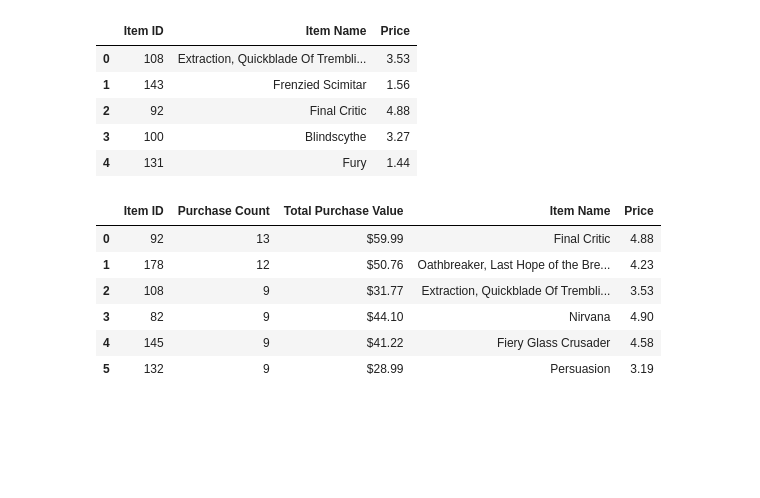
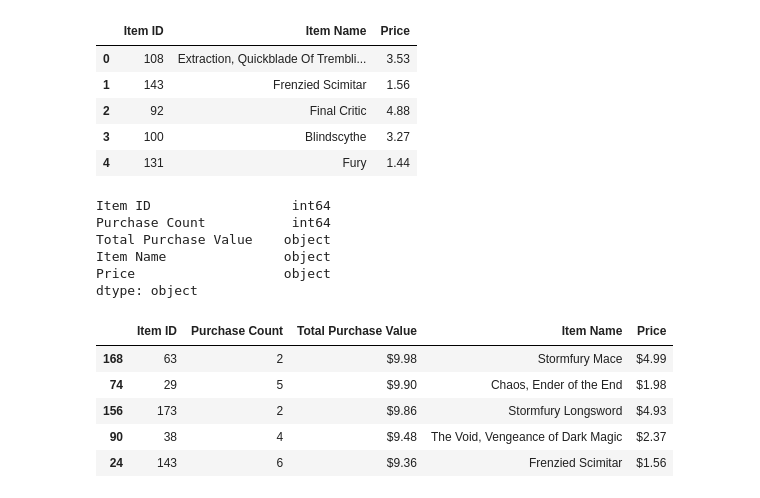
Before and after one commit to emeralddawns/pandas-challenge, a Jupyter notebook: HeroesOfPymoli/HeroesOfPymoli.ipynb, the cells around one changed output. Saved outputs shown, nothing was run; the diff lists cells and outputs as text; code cells hidden in the pictures; blank space fills up the shorter version.

Commit message:
Working on profitable items

```diff
--- a/HeroesOfPymoli/HeroesOfPymoli.ipynb
+++ b/HeroesOfPymoli/HeroesOfPymoli.ipynb
@@ -236,35 +236,3 @@ item_info_df.head(5)
 | 2 | 92 | Final Critic | 4.88 |
 | 3 | 100 | Blindscythe | 3.27 |
 | 4 | 131 | Fury | 1.44 |
-# %%
-popular_df = data_file_df[["Item ID", "Item Name", "Price"]]
-items_df = popular_df.groupby("Item ID")
-
-#top_popular = data_file_df["Item ID"].value_counts()
-top_popular = popular_df["Item ID"].value_counts()
-
-#Initialize summary data frame
-popular_summ_df = pd.DataFrame({"Purchase Count": top_popular,})
-popular_summ_df.index.name = "Item ID"
-
-popular_summ_df["Total Purchase Value"] = items_df.sum()
-popular_df.set_index("Item ID")
-
-#popular_summ_df["Item Price"] = data_file_df["Price"]
-popular_summ_df = pd.merge(popular_summ_df, item_info_df, on = "Item ID", how = "left")
-#popular_summ_df = popular_summ_df.groupby("Item ID")
-
-
-# Format dataframe
-popular_summ_df["Total Purchase Value"] = popular_summ_df["Total Purchase Value"].map("${:.2f}".format)
-popular_summ_df = popular_summ_df.sort_values(["Purchase Count"], ascending = False)
-
-popular_summ_df.head(6)
-# %% [output]
-|  | Item ID | Purchase Count | Total Purchase Value | Item Name | Price |
-| 0 | 92 | 13 | $59.99 | Final Critic | 4.88 |
-| 1 | 178 | 12 | $50.76 | Oathbreaker, Last Hope of the Bre... | 4.23 |
-| 2 | 108 | 9 | $31.77 | Extraction, Quickblade Of Trembli... | 3.53 |
-| 3 | 82 | 9 | $44.10 | Nirvana | 4.90 |
-| 4 | 145 | 9 | $41.22 | Fiery Glass Crusader | 4.58 |
-| 5 | 132 | 9 | $28.99 | Persuasion | 3.19 |
@@ -271,7 +243,52 @@ popular_summ_df.head(6)
+# %%
+#top_popular = data_file_df["Item ID"].value_counts()
+top_popular = popular_df["Item ID"].value_counts()
+
+#Initialize summary data frame
+item_summ_df = pd.DataFrame({"Purchase Count": top_popular,})
+item_summ_df.index.name = "Item ID"
+
+#Calculate the total purchase value
+item_summ_df["Total Purchase Value"] = items_df.sum()
+
+#Merge in the identifying item info
+item_summ_df = pd.merge(item_summ_df, item_info_df, on = "Item ID", how = "left")
+
+
+# Format dataframe
+popular_summ_df = item_summ_df
+popular_summ_df["Total Purchase Value"] = popular_summ_df["Total Purchase Value"].map("${:.2f}".format)
+popular_summ_df["Price"] = popular_summ_df["Price"].map("${:.2f}".format)
+
+#popular_summ_df.set_index(["Item ID"], ["Item Name"])
+popular_summ_df = popular_summ_df.sort_values(["Purchase Count"], ascending = False)
+
+popular_summ_df.head(6)
+
+#REORDER COLUMNS
+#item_summ_df.dtypes
+# %% [output]
+Item ID                  int64
+Purchase Count           int64
+Total Purchase Value    object
+Item Name               object
+Price                   object
+dtype: object
 # %%
 #Identify the 5 most profitable items by total purchase value, then list (in a table):
     #Item ID
     #Item Name
     #Purchase Count
     #Item Price
     #Total Purchase Value
+
+profit_summ_df = item_summ_df
+profit_summ_df = profit_summ_df.sort_values(["Total Purchase Value"], ascending = False)
+profit_summ_df.head(5)
+# %% [output]
+|  | Item ID | Purchase Count | Total Purchase Value | Item Name | Price |
+| 168 | 63 | 2 | $9.98 | Stormfury Mace | $4.99 |
+| 74 | 29 | 5 | $9.90 | Chaos, Ender of the End | $1.98 |
+| 156 | 173 | 2 | $9.86 | Stormfury Longsword | $4.93 |
+| 90 | 38 | 4 | $9.48 | The Void, Vengeance of Dark Magic | $2.37 |
+| 24 | 143 | 6 | $9.36 | Frenzied Scimitar | $1.56 |
```
Also changed, not shown: parts of 1 cell of this notebook.
